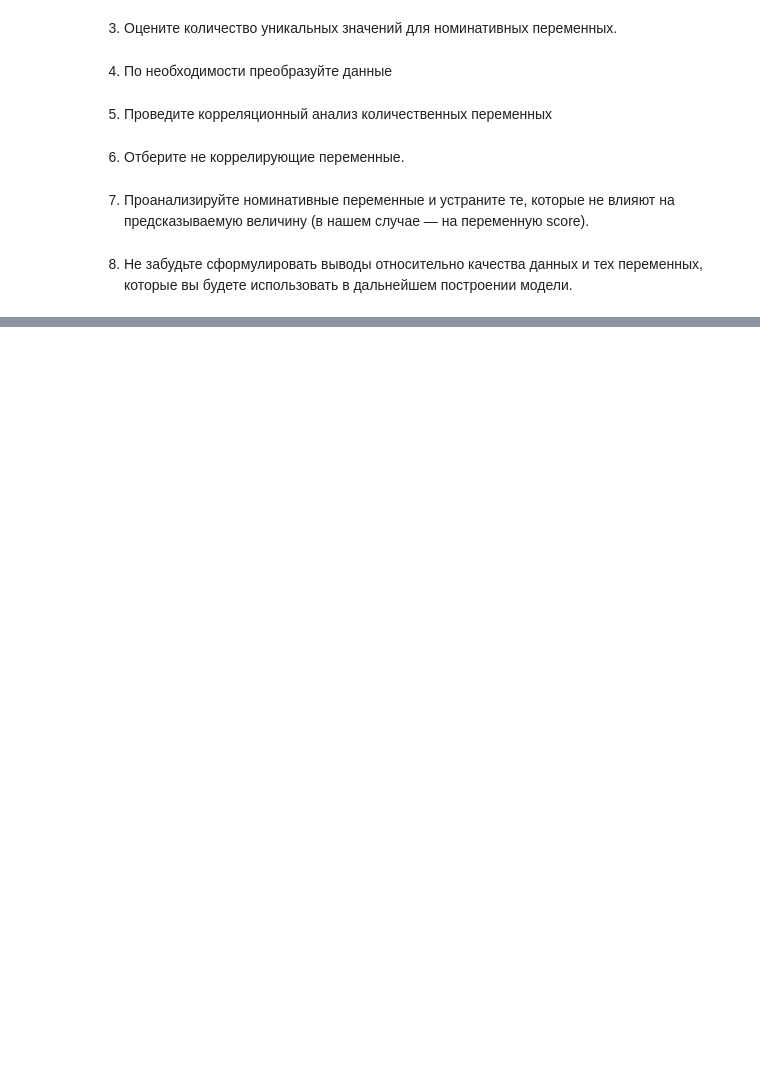
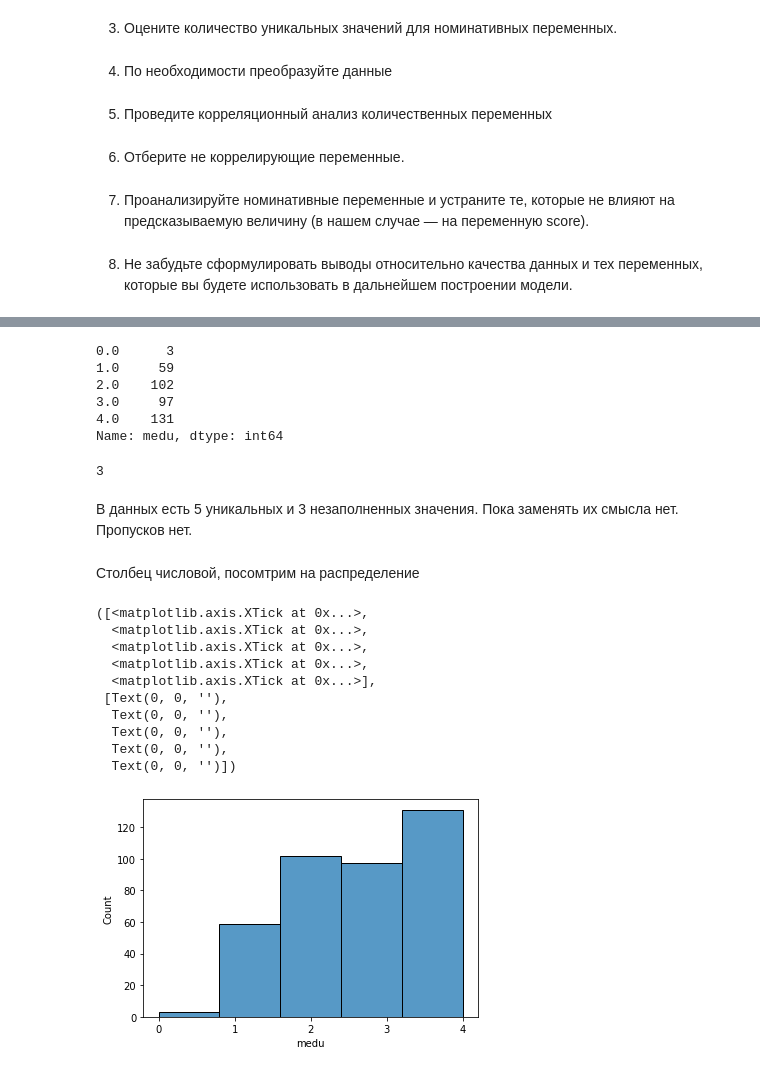
Before and after one commit to UndyingSerpent/skillfactory, a Jupyter notebook: module_2/Project_2.ipynb, the cells around one changed output, grey strips where cells are left out. Saved outputs shown, nothing was run; the diff lists cells and outputs as text; code cells hidden in the pictures; blank space fills up the shorter version.

```diff
--- a/module_2/Project_2.ipynb
+++ b/module_2/Project_2.ipynb
@@ -112,0 +282,33 @@ students.head(10)
+# %%
+students.medu.value_counts().sort_index()
+# %% [output]
+0.0      3
+1.0     59
+2.0    102
+3.0     97
+4.0    131
+Name: medu, dtype: int64
+# %%
+students.medu.isna().sum()
+# %% [output]
+3
+# %% [markdown]
+В данных есть 5 уникальных и 3 незаполненных значения. Пока заменять их смысла нет.
+Пропусков нет.
+# %% [markdown]
+Столбец числовой, посомтрим на распределение
+# %%
+sns.histplot(x=students.medu, bins=5)
+plt.xticks([0, 1, 2, 3, 4])
+# %% [output]
+([<matplotlib.axis.XTick at 0x...>,
+  <matplotlib.axis.XTick at 0x...>,
+  <matplotlib.axis.XTick at 0x...>,
+  <matplotlib.axis.XTick at 0x...>,
+  <matplotlib.axis.XTick at 0x...>],
+ [Text(0, 0, ''),
+  Text(0, 0, ''),
+  Text(0, 0, ''),
+  Text(0, 0, ''),
+  Text(0, 0, '')])
+[figure, added]
```
Also changed, not shown: parts of 69 cells of this notebook.
